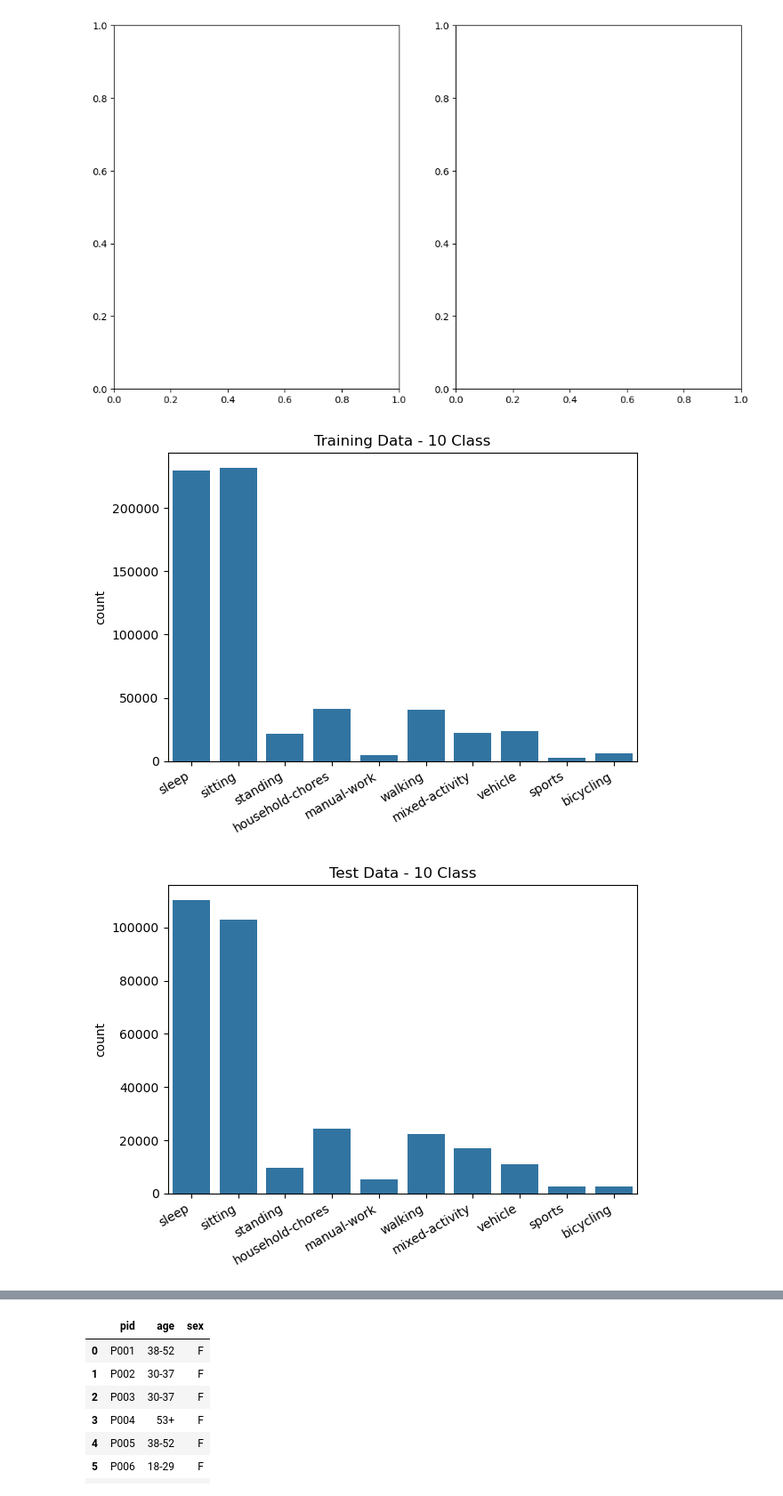
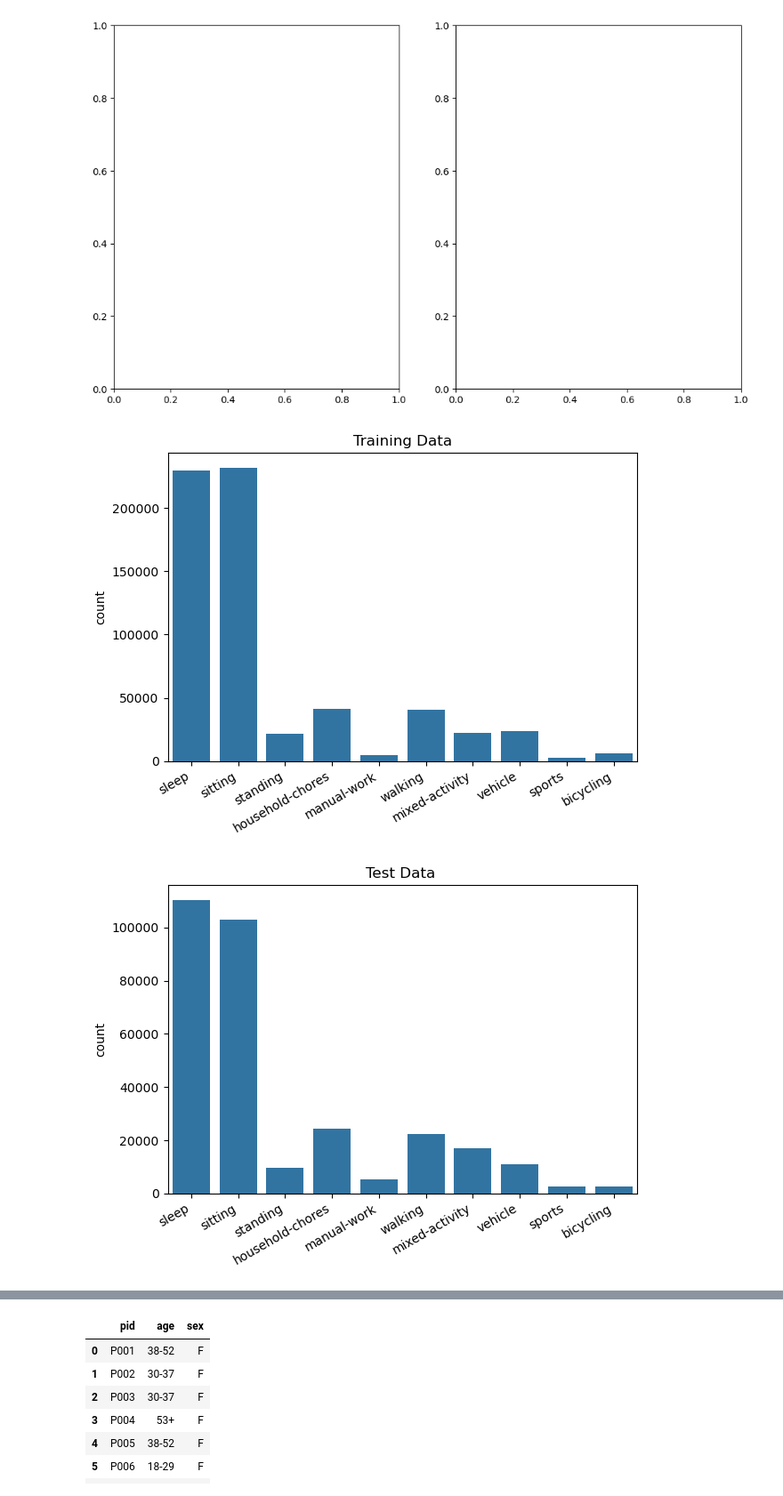
Before and after one commit to finlayscheib/capture24, a Jupyter notebook: Benchmark.ipynb, the cells around one changed output, grey strips where cells are left out. Shown at 89% size. Cells and saved outputs as stored; diff of their text form; code cells hidden in the pictures.

Commit message:
Changing data graphs - rerun models

```diff
--- a/Benchmark.ipynb
+++ b/Benchmark.ipynb
@@ -218,16 +204,17 @@ import seaborn as sns
 # %%
 HAR_order = ['sleep','sitting','standing','household-chores','manual-work','walking','mixed-activity','vehicle',
              'sports','bicycling']
+
 sns.countplot(x=y_train, order = HAR_order)
-plt.title('Training Data - 10 Class')
+plt.title('Training Data')
 plt.xticks(rotation=30, ha = 'right')
 plt.tight_layout()
 plt.show()
 sns.countplot(x=y_test, order = HAR_order)
-plt.title('Test Data - 10 Class')
+plt.title('Test Data ')
 plt.xticks(rotation=30, ha = 'right')
 plt.tight_layout()
 plt.show()
 # %% [output]
-[figure, old version]
+[figure, new version]
-[figure, old version]
+[figure, new version]
```
Also changed, not shown: parts of 5 cells of this notebook, 1 other file.
